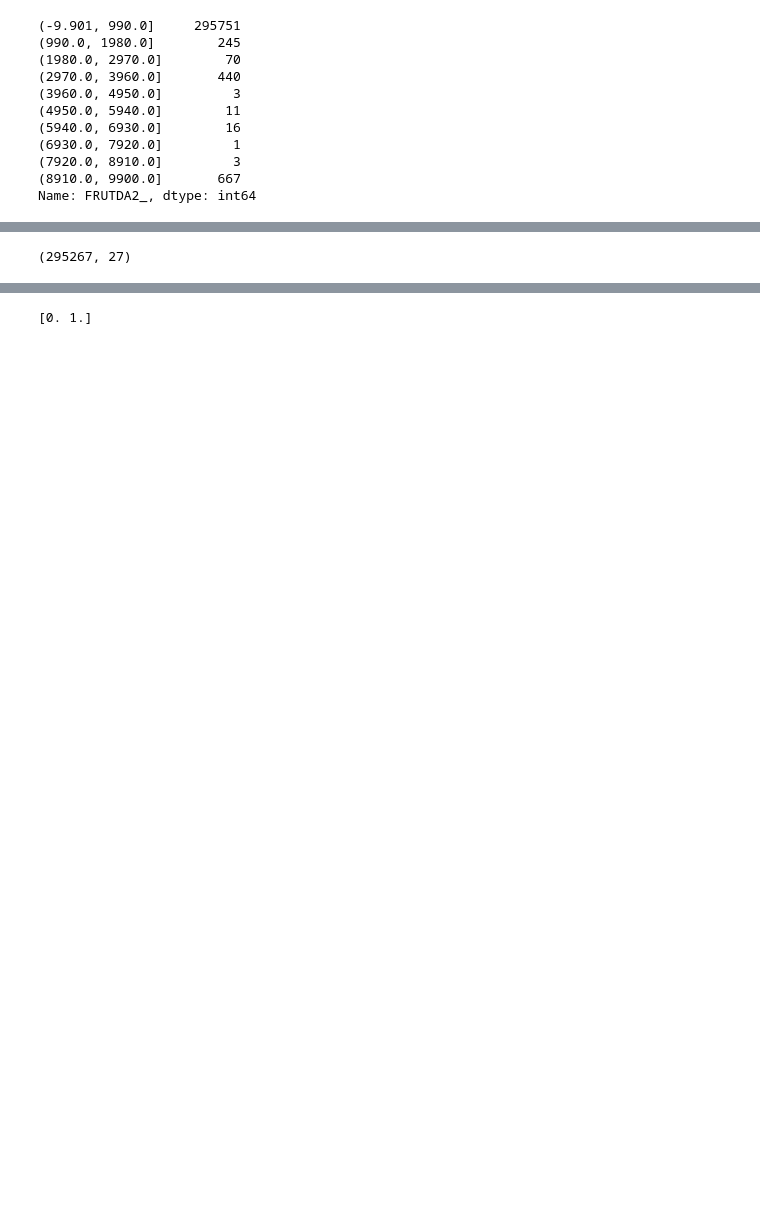
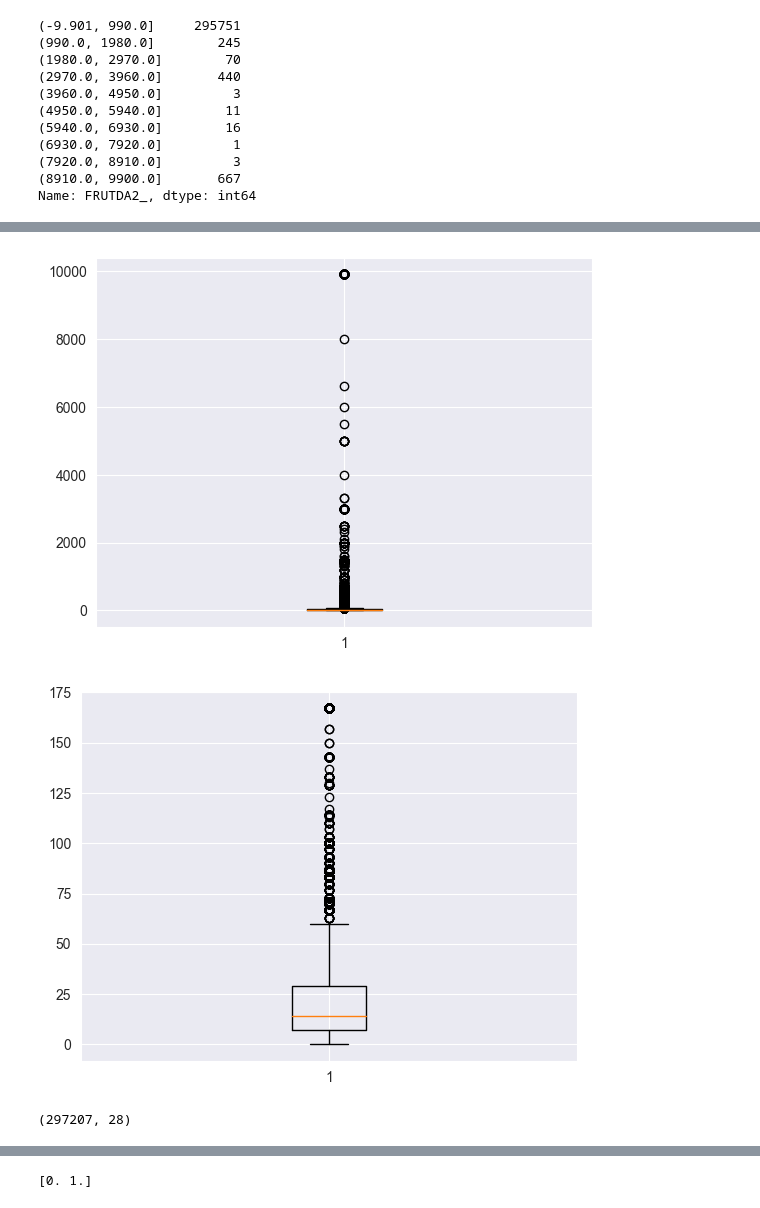
Before and after one commit to RyanGaudion/COM618-DataScience, a Jupyter notebook: Practice/01-ReadDataSet/02-FieldSelection.ipynb, the cells around one changed output, grey strips where cells are left out. Saved outputs shown, nothing was run; the diff lists cells and outputs as text; code cells hidden in the pictures; blank space fills up the shorter version.

```diff
--- a/Practice/01-ReadDataSet/02-FieldSelection.ipynb
+++ b/Practice/01-ReadDataSet/02-FieldSelection.ipynb
@@ -188,9 +216,11 @@ print(brfssSelected.shape) #drops 0 rows
 # %%
 # POTADA1_
-brfssSelected = brfssSelected[brfssSelected['POTADA1_'] <= 1900]
+brfssSelected['POTADA1_'] = remove_outliers(brfssSelected['POTADA1_'], True, 0.95)
 brfssSelected['POTADA1_'] = brfssSelected['POTADA1_'].div(100)
-print(brfssSelected.shape) #drops 0 rows
+print(brfssSelected.shape)
 # %% [output]
+[figure, added]
+[figure, added]
-(295267, 27)
+(297207, 28)
 # %%
 # VEGEDA2_
```
Also changed, not shown: parts of 33 cells of this notebook, 2 other files.
